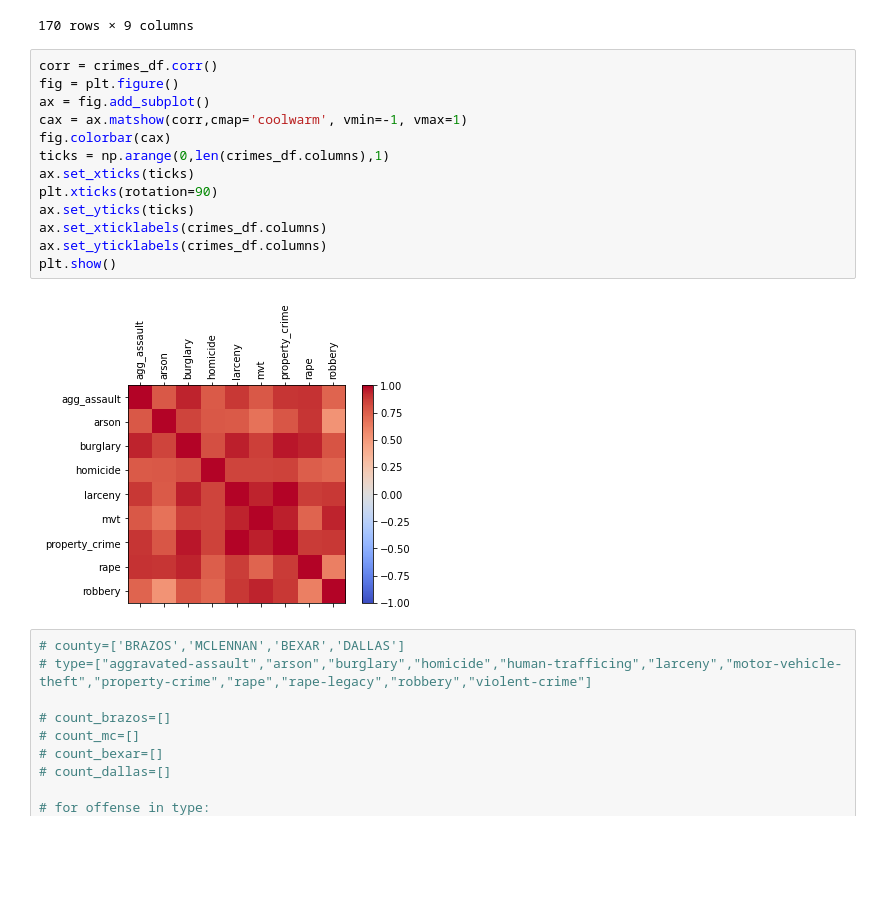
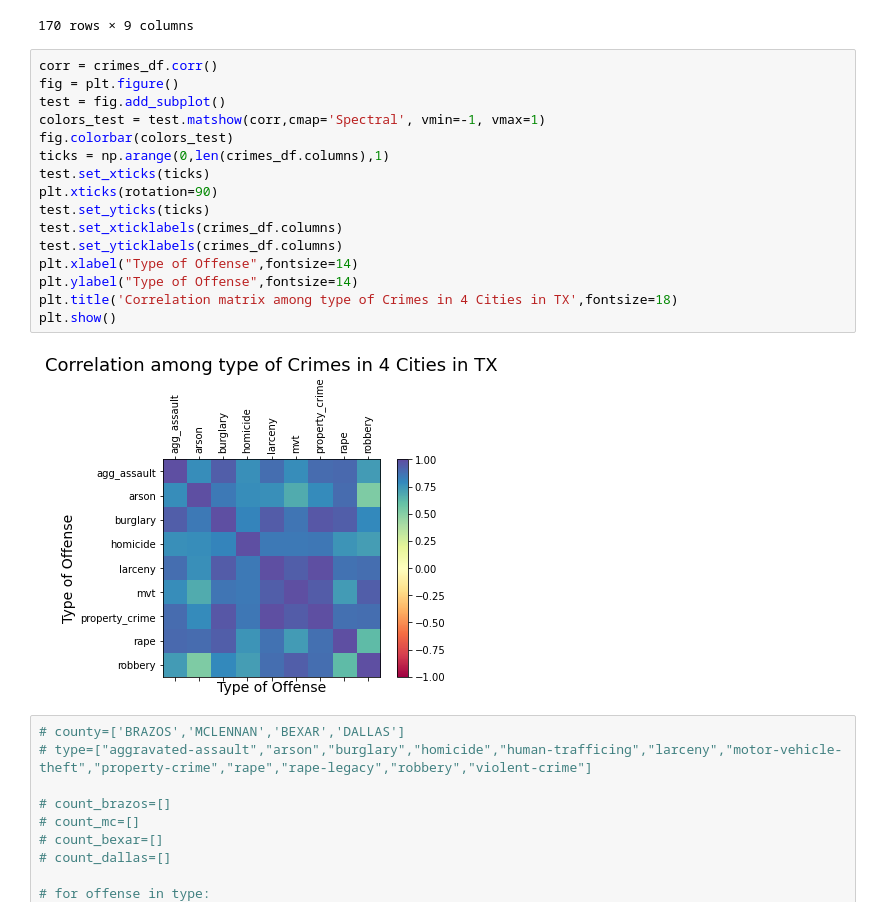
Before and after one commit to Aprieto7/Project-1, a Jupyter notebook: Crime_Data.ipynb, the cells around one changed output. Drawn from its saved outputs; the diff is of its cells as text; blank space fills up the shorter version.

```diff
--- a/Crime_Data.ipynb
+++ b/Crime_Data.ipynb
@@ -331,18 +339,21 @@ crimes_df
 # %%
 corr = crimes_df.corr()
 fig = plt.figure()
-ax = fig.add_subplot()
-cax = ax.matshow(corr,cmap='coolwarm', vmin=-1, vmax=1)
-fig.colorbar(cax)
+test = fig.add_subplot()
+colors_test = test.matshow(corr,cmap='Spectral', vmin=-1, vmax=1)
+fig.colorbar(colors_test)
 ticks = np.arange(0,len(crimes_df.columns),1)
-ax.set_xticks(ticks)
+test.set_xticks(ticks)
 plt.xticks(rotation=90)
-ax.set_yticks(ticks)
-ax.set_xticklabels(crimes_df.columns)
-ax.set_yticklabels(crimes_df.columns)
+test.set_yticks(ticks)
+test.set_xticklabels(crimes_df.columns)
+test.set_yticklabels(crimes_df.columns)
+plt.xlabel("Type of Offense",fontsize=14)
+plt.ylabel("Type of Offense",fontsize=14)
+plt.title('Correlation matrix among type of Crimes in 4 Cities in TX',fontsize=18)
 plt.show()
 # %% [output]
-[figure, old version]
+[figure, new version]
 # %%
 # county=['BRAZOS','MCLENNAN','BEXAR','DALLAS']
 # type=["aggravated-assault","arson","burglary","homicide","human-trafficing","larceny","motor-vehicle-theft","property-crime","rape","rape-legacy","robbery","violent-crime"]
```
Also changed, not shown: parts of 12 cells of this notebook.
